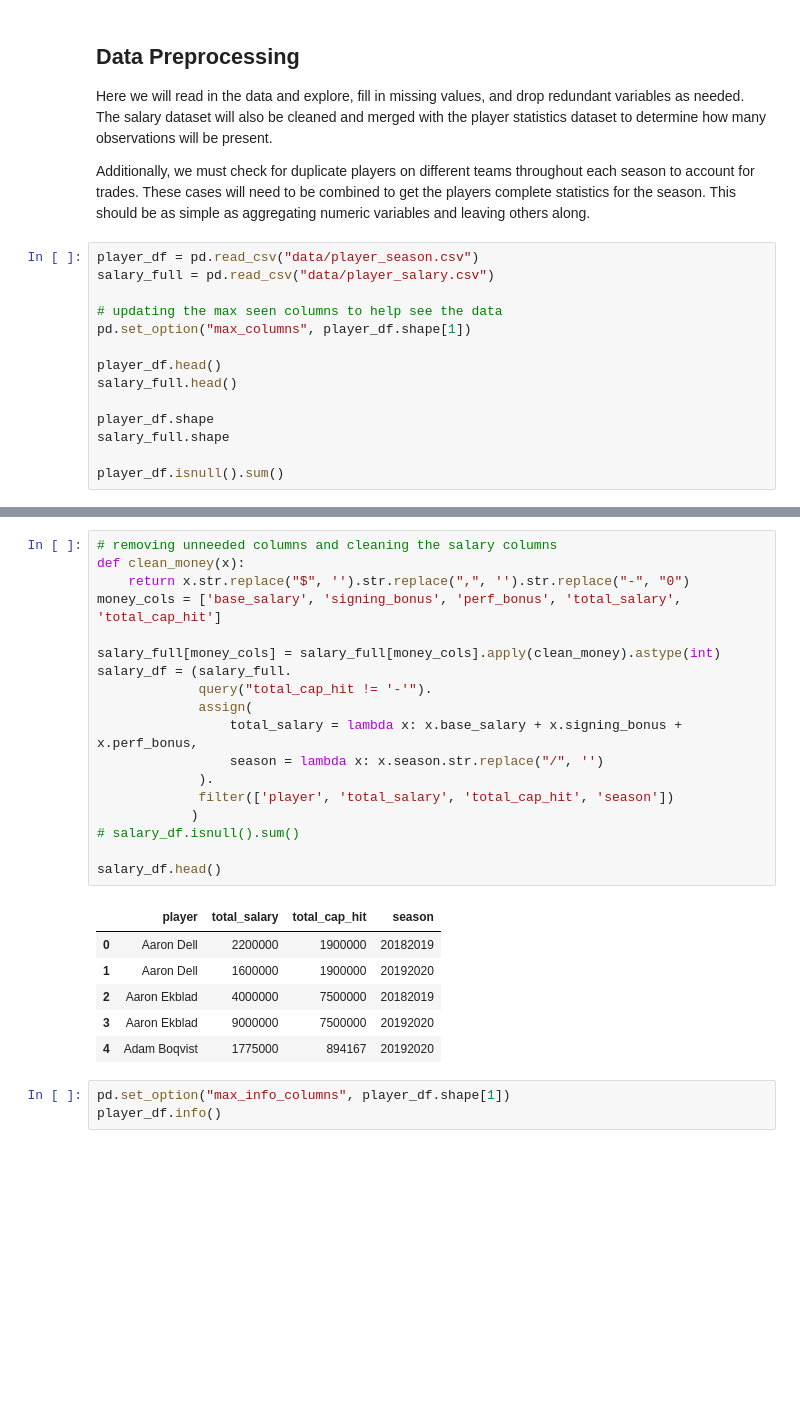
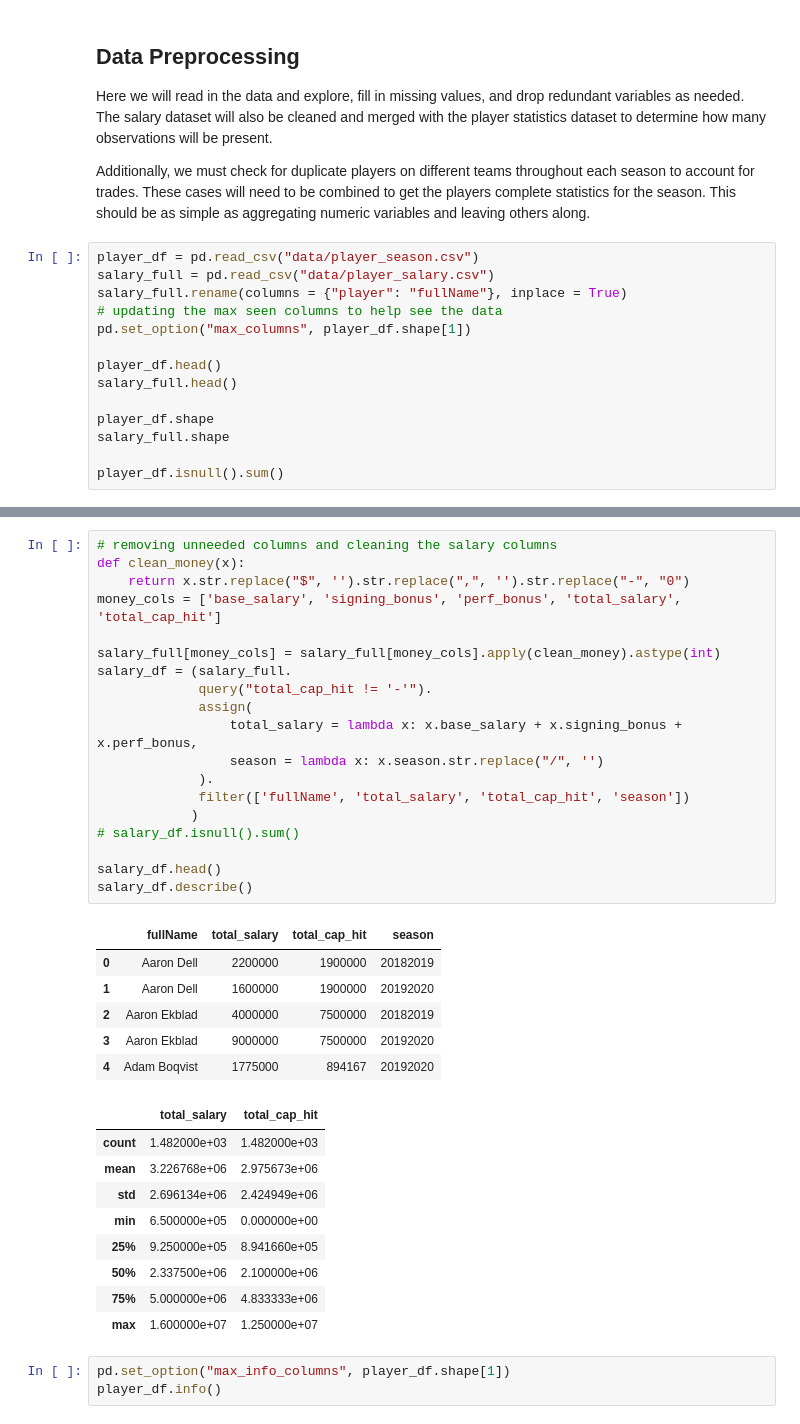
Before and after one commit to sjacobson94/COMP4449, a Jupyter notebook: midterm_project/analysis.ipynb, the cells around one changed output, grey strips where cells are left out. Drawn from its saved outputs; the diff is of its cells as text; blank space fills up the shorter version.

```diff
--- a/midterm_project/analysis.ipynb
+++ b/midterm_project/analysis.ipynb
@@ -45,7 +45,7 @@ Additionally, we must check for duplicate players on different teams throughout
 # %%
 player_df = pd.read_csv("data/player_season.csv")
 salary_full = pd.read_csv("data/player_salary.csv")
-
+salary_full.rename(columns = {"player": "fullName"}, inplace = True)
 # updating the max seen columns to help see the data
 pd.set_option("max_columns", player_df.shape[1])
 
@@ -86,28 +134,38 @@ Length: 67, dtype: int64
 # %%
 # removing unneeded columns and cleaning the salary columns
 def clean_money(x):
     return x.str.replace("$", '').str.replace(",", '').str.replace("-", "0")
 money_cols = ['base_salary', 'signing_bonus', 'perf_bonus', 'total_salary', 'total_cap_hit']
 
 salary_full[money_cols] = salary_full[money_cols].apply(clean_money).astype(int)
 salary_df = (salary_full.
              query("total_cap_hit != '-'").
              assign(
                  total_salary = lambda x: x.base_salary + x.signing_bonus + x.perf_bonus,
                  season = lambda x: x.season.str.replace("/", '')
              ).
-             filter(['player', 'total_salary', 'total_cap_hit', 'season'])
+             filter(['fullName', 'total_salary', 'total_cap_hit', 'season'])
             )
 # salary_df.isnull().sum()
 
 salary_df.head()
+salary_df.describe()
 # %% [output]
-|  | player | total_salary | total_cap_hit | season |
+|  | fullName | total_salary | total_cap_hit | season |
 | 0 | Aaron Dell | 2200000 | 1900000 | 20182019 |
 | 1 | Aaron Dell | 1600000 | 1900000 | 20192020 |
 | 2 | Aaron Ekblad | 4000000 | 7500000 | 20182019 |
 | 3 | Aaron Ekblad | 9000000 | 7500000 | 20192020 |
 | 4 | Adam Boqvist | 1775000 | 894167 | 20192020 |
+|  | total_salary | total_cap_hit |
+| count | 1.482000e+03 | 1.482000e+03 |
+| mean | 3.226768e+06 | 2.975673e+06 |
+| std | 2.696134e+06 | 2.424949e+06 |
+| min | 6.500000e+05 | 0.000000e+00 |
+| 25% | 9.250000e+05 | 8.941660e+05 |
+| 50% | 2.337500e+06 | 2.100000e+06 |
+| 75% | 5.000000e+06 | 4.833333e+06 |
+| max | 1.600000e+07 | 1.250000e+07 |
 # %%
 pd.set_option("max_info_columns", player_df.shape[1])
 player_df.info()
```
Also changed, not shown: parts of 11 cells of this notebook.
